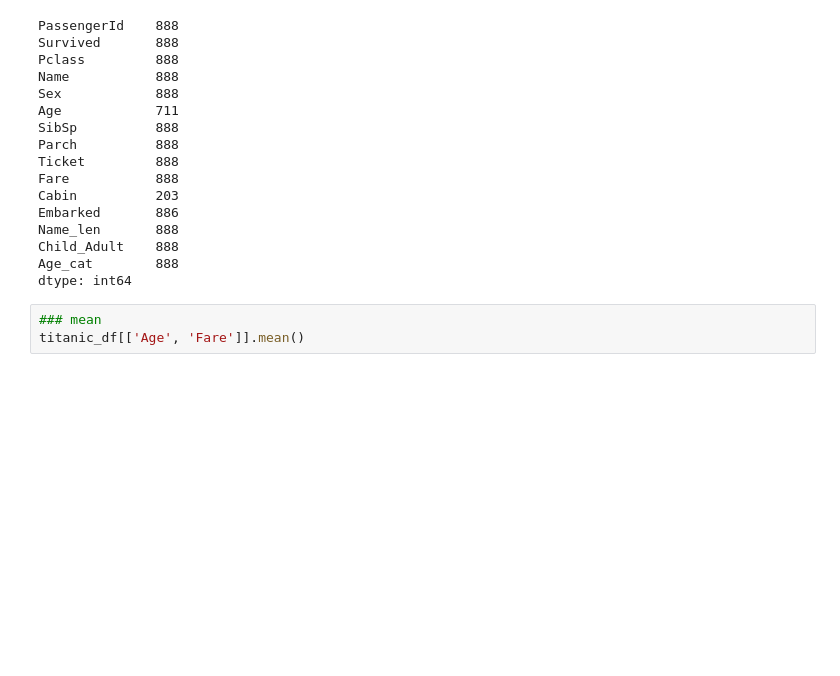
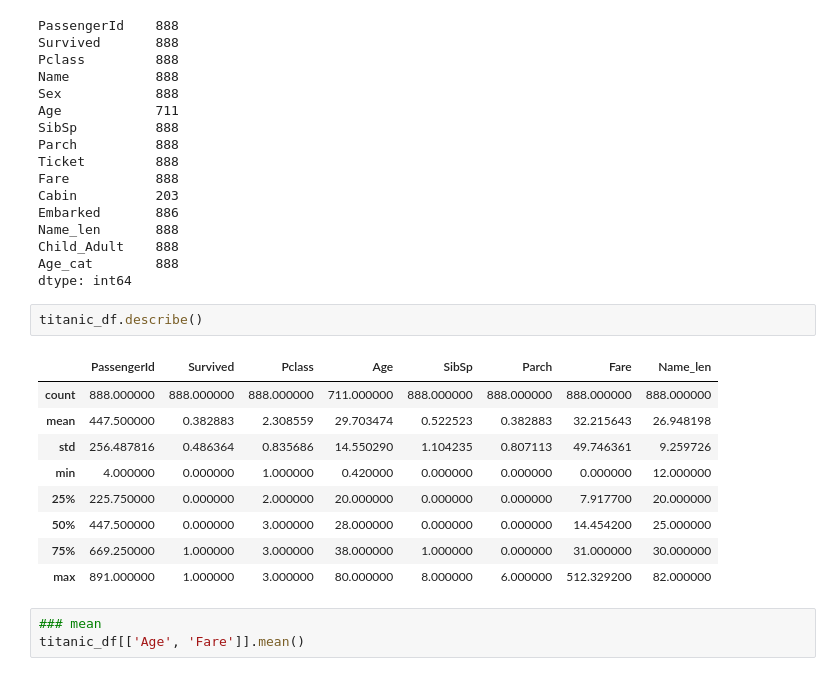
Before and after one commit to hjben/adp, a Jupyter notebook: 01_codebook_DATAFRAME.ipynb, the cells around one changed output. Drawn from its saved outputs; the diff is of its cells as text; blank space fills up the shorter version.

Commit message:
dataframe update

```diff
--- a/01_codebook_DATAFRAME.ipynb
+++ b/01_codebook_DATAFRAME.ipynb
@@ -1921,6 +2001,18 @@ Name_len       888
 Child_Adult    888
 Age_cat        888
 dtype: int64
+# %%
+titanic_df.describe()
+# %% [output]
+|  | PassengerId | Survived | Pclass | Age | SibSp | Parch | Fare | Name_len |
+| count | 888.000000 | 888.000000 | 888.000000 | 711.000000 | 888.000000 | 888.000000 | 888.000000 | 888.000000 |
+| mean | 447.500000 | 0.382883 | 2.308559 | 29.703474 | 0.522523 | 0.382883 | 32.215643 | 26.948198 |
+| std | 256.487816 | 0.486364 | 0.835686 | 14.550290 | 1.104235 | 0.807113 | 49.746361 | 9.259726 |
+| min | 4.000000 | 0.000000 | 1.000000 | 0.420000 | 0.000000 | 0.000000 | 0.000000 | 12.000000 |
+| 25% | 225.750000 | 0.000000 | 2.000000 | 20.000000 | 0.000000 | 0.000000 | 7.917700 | 20.000000 |
+| 50% | 447.500000 | 0.000000 | 3.000000 | 28.000000 | 0.000000 | 0.000000 | 14.454200 | 25.000000 |
+| 75% | 669.250000 | 1.000000 | 3.000000 | 38.000000 | 1.000000 | 0.000000 | 31.000000 | 30.000000 |
+| max | 891.000000 | 1.000000 | 3.000000 | 80.000000 | 8.000000 | 6.000000 | 512.329200 | 82.000000 |
 # %%
 ### mean
 titanic_df[['Age', 'Fare']].mean()
```
Also changed, not shown: parts of 39 cells of this notebook.
